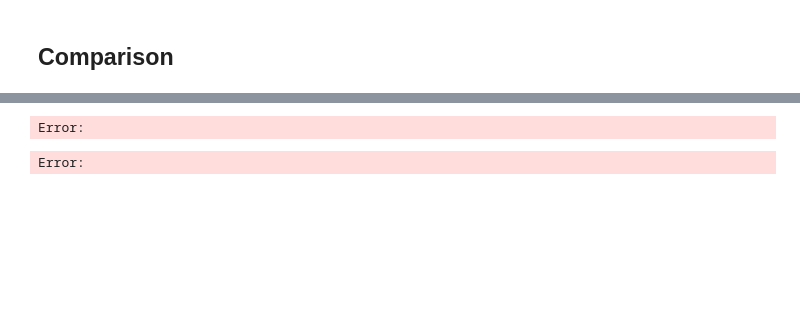
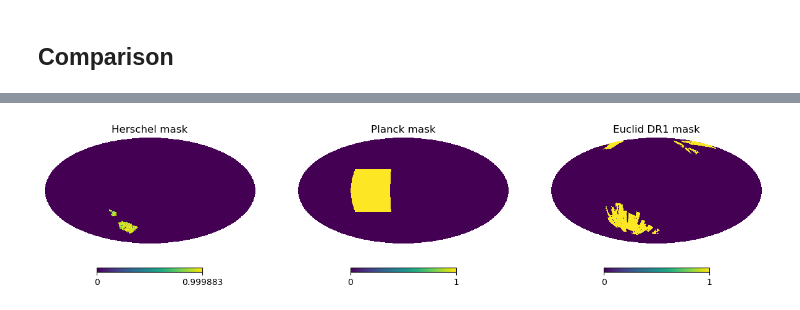
Before and after one commit to JaimeRZP/GLASS_cov_challenge, a Jupyter notebook: unmixing_comparison.ipynb, the cells around one changed output, grey strips where cells are left out. Saved outputs shown, nothing was run; the diff lists cells and outputs as text; code cells hidden in the pictures; blank space fills up the shorter version.

```diff
--- a/unmixing_comparison.ipynb
+++ b/unmixing_comparison.ipynb
@@ -38,18 +36,21 @@ Error:
 # %%
 mask_dr1 = hp.read_map("./dr1/mask.fits")
-mask_planck = hp.read_map("./half_sky/mask.fits")
+mask_patch = hp.read_map("./patch/mask.fits")
+mask_rr2 = hp.read_map("./rr2/mask.fits")
-# %% [output]
-Error:
 # %%
-fig, (ax1, ax2) = plt.subplots(ncols=2, figsize=(15, 7))
+fig, (ax1, ax2, ax3) = plt.subplots(ncols=3, figsize=(15, 10))
+
+plt.axes(ax1)
+hp.mollview(mask_rr2, hold=True, title="Herschel mask")
 
 plt.axes(ax2)
+hp.mollview(mask_patch, hold=True, title="Planck mask")
+
+plt.axes(ax3)
 hp.mollview(mask_dr1, hold=True, title="Euclid DR1 mask")
 
-plt.axes(ax1)
-hp.mollview(mask_planck, hold=True, title="Planck mask")
 
 plt.show()
 fig.savefig(f'/home/jaimerzp/Desktop/mixing_mat_plots/masks.pdf', bbox_inches='tight')
 # %% [output]
-Error:
+[figure, added]
```
Also changed, not shown: parts of 36 cells of this notebook, 5 other files.
